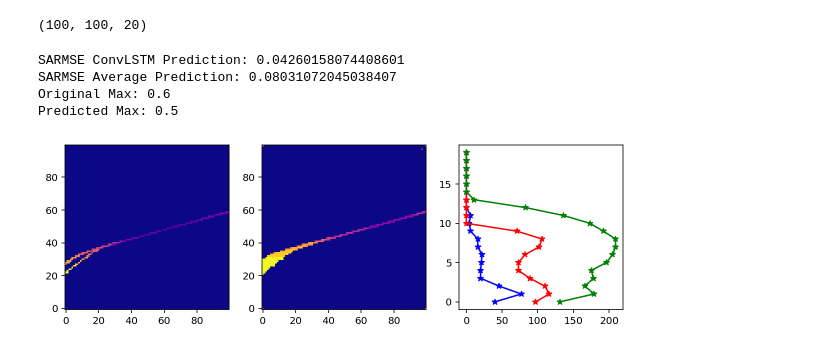
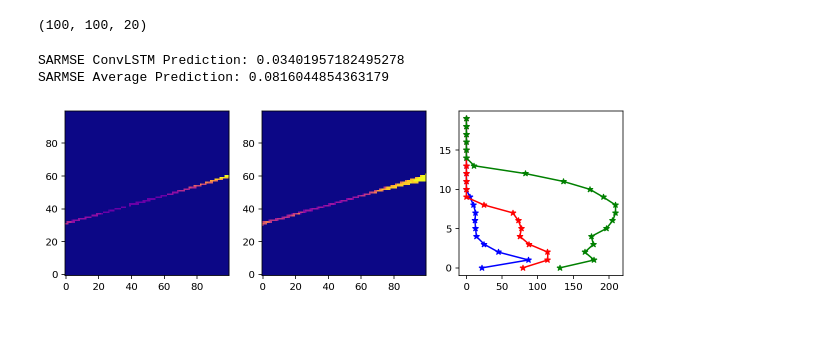
Before and after one commit to naguzmans/opportunistic-utm, a Jupyter notebook: 05_ConvLSTM_Model_Multi.ipynb, the cells around one changed output. Drawn from its saved outputs; the diff is of its cells as text; code cells hidden in the pictures.

```diff
--- a/05_ConvLSTM_Model_Multi.ipynb
+++ b/05_ConvLSTM_Model_Multi.ipynb
@@ -65,8 +61,14 @@ def custom_sarmse(y_true, y_pred):
   a = K.square(y_true - y_pred + 1e-10)
   b = K.sum(a, [2,3], keepdims=True)
   c = K.sqrt(b)
-  d = K.sum(c)/(100*20)
+  d = K.sum(c) /(100*20*4)
   return d
+
+def custom_mse(y_true, y_pred):
+  a = K.square(y_true - y_pred + 1e-10)
+  b = K.sum(a)
+  # print(b)
+  return b
 # %% [markdown]
 **Model**
 # %%
@@ -202,13 +204,13 @@ train_gen = DataGenerator(files_list[0:250], 4)
 val_gen = DataGenerator(files_list[250:300], 4)
 # %%
 # Define some callbacks to improve training.
-early_stopping = keras.callbacks.EarlyStopping(monitor="val_loss", patience=3)
-reduce_lr = keras.callbacks.ReduceLROnPlateau(monitor="val_loss", patience=3)
+early_stopping = keras.callbacks.EarlyStopping(monitor="val_loss", patience=5)
+reduce_lr = keras.callbacks.ReduceLROnPlateau(monitor="val_loss", patience=5)
 
 # Fit the model to the training data.
 history = model.fit(
     train_gen,
-    epochs=20,
+    epochs=100,
     validation_data=val_gen,
     callbacks=[early_stopping, reduce_lr]
 )
@@ -272,7 +274,7 @@ flights_average.shape
 # %%
 # Select a random example from the validation dataset.
 hour = 0
-file = 'dataset/00_results/daily_masked/20191204.npy'
+file = 'dataset/00_results/daily_masked/20191226.npy'
 example = np.load(file)
 mexample = np.load(file.replace('masked', 'metadata'))
 
@@ -291,37 +293,33 @@ fig = plt.figure(figsize=(10, 10))
 ax1 = fig.add_subplot(131)
 ax1.imshow(flatten_array(original_frames[hour]), origin='lower', cmap = plt.get_cmap('plasma')) #, vmin=0, vmax=max_plot_value)
 
 ax2 = fig.add_subplot(132)
 ax2.imshow(flatten_array(predicted_frame[0]), origin='lower', cmap = plt.get_cmap('plasma')) #, vmin=0, vmax=max_plot_value)
 
 original_level_count = []
 for i in range(0, 20):
   original_level_count.append(np.count_nonzero(original_frames[hour][:,:,i]))
 
 predicted_level_count = []
 for i in range(0, 20):
   predicted_level_count.append(np.count_nonzero(predicted_frame[0][:,:,i]))
 
 average_level_count = []
 for i in range(0, 20):
   average_level_count.append(np.count_nonzero(flights_average[:,:,i]))
 
 ax3 = fig.add_subplot(133)
 ax3.plot(original_level_count, np.linspace(0, 19, 20), 'b*-')
 ax3.plot(predicted_level_count, np.linspace(0, 19, 20), 'r*-')
 ax3.plot(average_level_count, np.linspace(0, 19, 20), 'g*-')
 
 asp = np.diff(ax3.get_xlim())[0] / np.diff(ax3.get_ylim())[0]
 ax3.set_aspect(asp)
 
 # print(f'SARMSE Null Prediction: {SARMSE(original_frames[0], np.zeros((100,100,20)))}')
 print(f'SARMSE ConvLSTM Prediction: {SARMSE(original_frames[hour], predicted_frame[0])}')
 print(f'SARMSE Average Prediction: {SARMSE(original_frames[hour], flights_average)}')
-print(f'Original Max: {np.max(flatten_array(original_frames[hour]))}')
-print(f'Predicted Max: {np.max(flatten_array(predicted_frame[0]))}')
 # %% [output]
-SARMSE ConvLSTM Prediction: 0.04260158074408601
-SARMSE Average Prediction: 0.08031072045038407
-Original Max: 0.6
-Predicted Max: 0.5
+SARMSE ConvLSTM Prediction: 0.03401957182495278
+SARMSE Average Prediction: 0.0816044854363179
-[figure, old version]
+[figure, new version]
```
Also changed, not shown: parts of 5 cells of this notebook.
